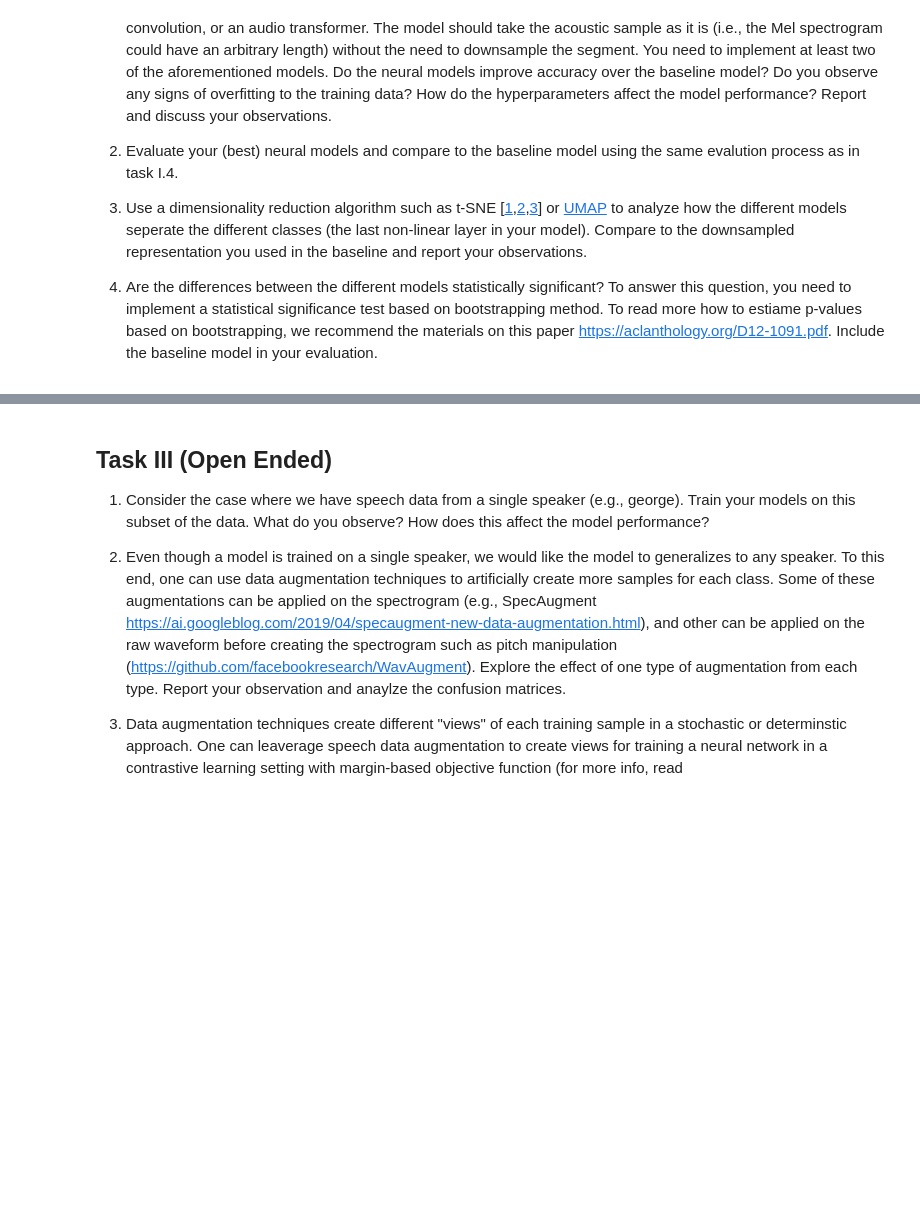
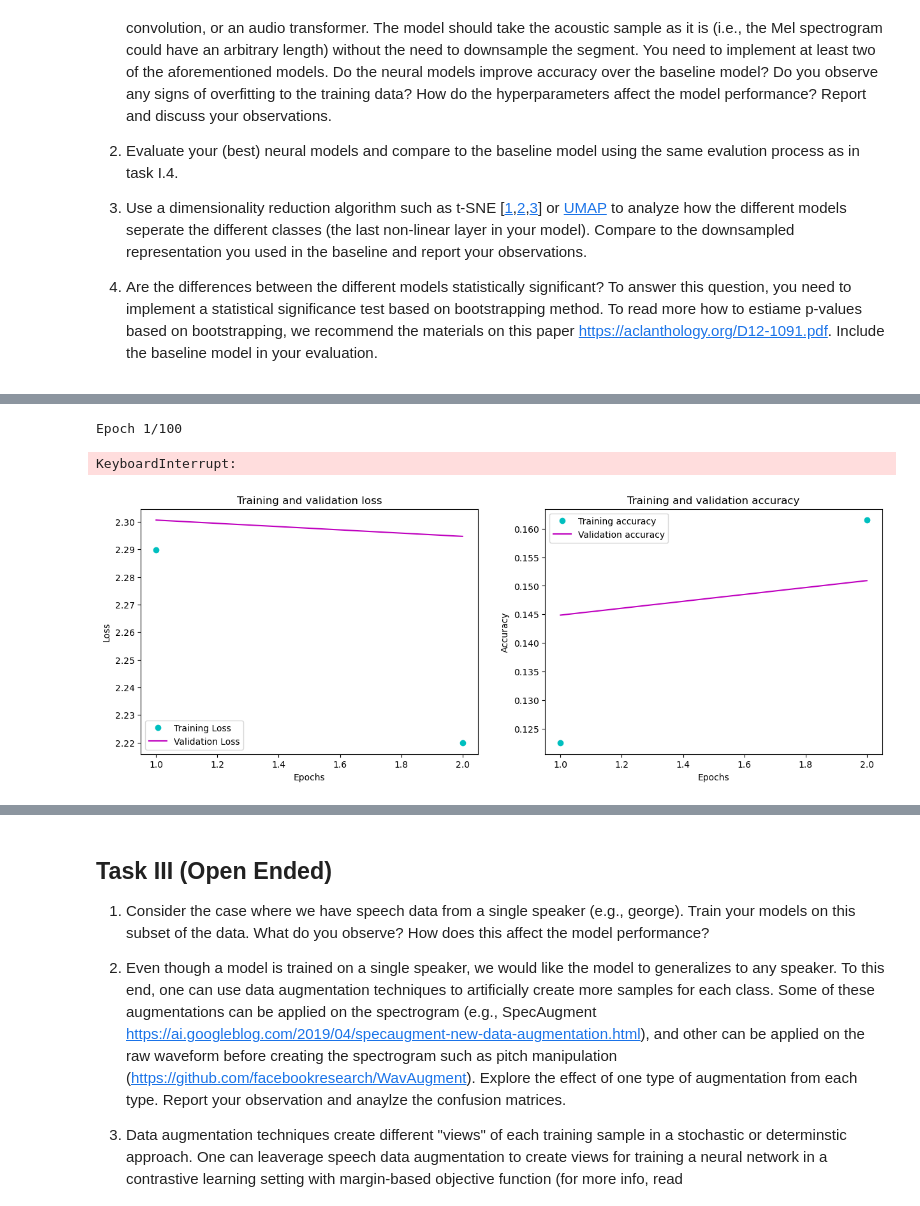
Before and after one commit to VitanovGeorgi/NNTI_project, a Jupyter notebook: spoken_digit_recognition_project.ipynb, the cells around one changed output, grey strips where cells are left out. Cells and saved outputs as stored; diff of their text form; code cells hidden in the pictures; blank space fills up the shorter version.

```diff
--- a/spoken_digit_recognition_project.ipynb
+++ b/spoken_digit_recognition_project.ipynb
@@ -229,0 +480,9 @@ def downsample_spectrogram(X, N):
+# %%
+model_lstm = get_LSTM(
+    data=X_train,
+    timesteps=timesteps,
+    units=units,
+    num_layers=[128, 128, 64, 16, 2],
+    layer_type=[0, 1, 0, 1, 0],
+    dropout=[0.25, 0.25, 0.25, 0.25, 0.25],
+    activation='relu')
@@ -229,0 +492,38 @@ def downsample_spectrogram(X, N):
+# %%
+# options for loss are 'categorical_hinge', 'SparseCategoricalCrossentropy', 'tf.keras.losses.Hinge', 'CategoricalCrossentropy',..
+model_lstm.compile(optimizer='adam',loss='categorical_crossentropy',metrics=['acc'])
+# %%
+# one hot encoding for the outputs
+encoded_train = to_categorical(train_y)
+encoded_test = to_categorical(test_y)
+encoded_dev = to_categorical(dev_y)
+# %%
+# will keep the historic results for the acc, loss, val_loss and val_acc
+history = model_lstm.fit(X_train, encoded_train, epochs=epochs, batch_size=64, validation_data=(dev_X, encoded_dev), shuffle=True)
+# %% [output]
+Epoch 1/100
+KeyboardInterrupt:
+# %%
+# show data
+history_dict_lstm=history.history
+loss_values=history_dict_lstm['loss']
+acc_values=history_dict_lstm['acc']
+val_loss_values = history_dict_lstm['val_loss']
+val_acc_values=history_dict_lstm['val_acc']
+epoch=range(1,epochs + 1) # need an x-axis
+fig,(ax1,ax2)=plt.subplots(1,2,figsize=(15,5))
+ax1.plot(epoch,loss_values,'co',label='Training Loss')
+ax1.plot(epoch,val_loss_values,'m', label='Validation Loss')
+ax1.set_title('Training and validation loss')
+ax1.set_xlabel('Epochs')
+ax1.set_ylabel('Loss')
+ax1.legend()
+ax2.plot(epoch,acc_values,'co', label='Training accuracy')
+ax2.plot(epoch,val_acc_values,'m',label='Validation accuracy')
+ax2.set_title('Training and validation accuracy')
+ax2.set_xlabel('Epochs')
+ax2.set_ylabel('Accuracy')
+ax2.legend()
+plt.show()
+# %% [output]
+[figure, added]
```
Also changed, not shown: parts of 97 cells of this notebook, 4 other files.
